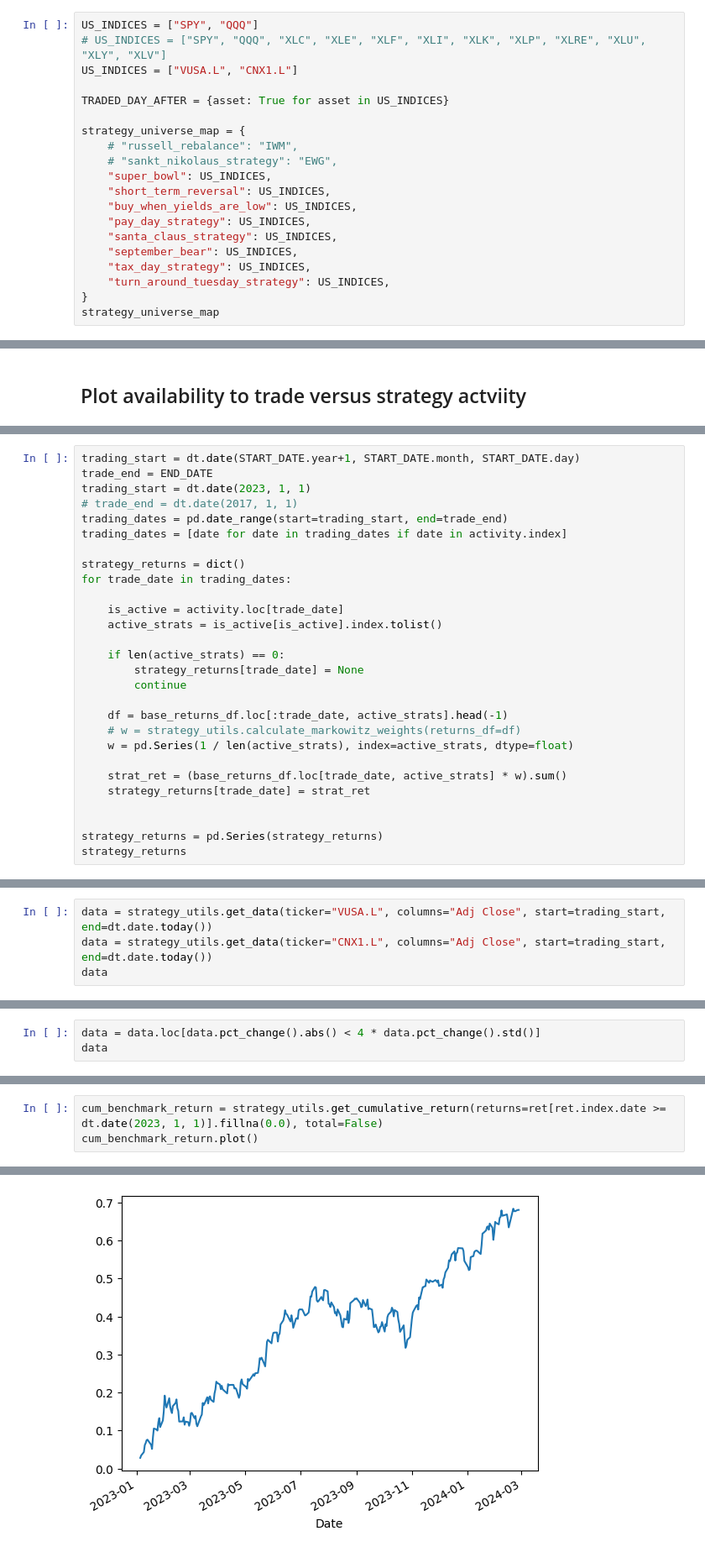
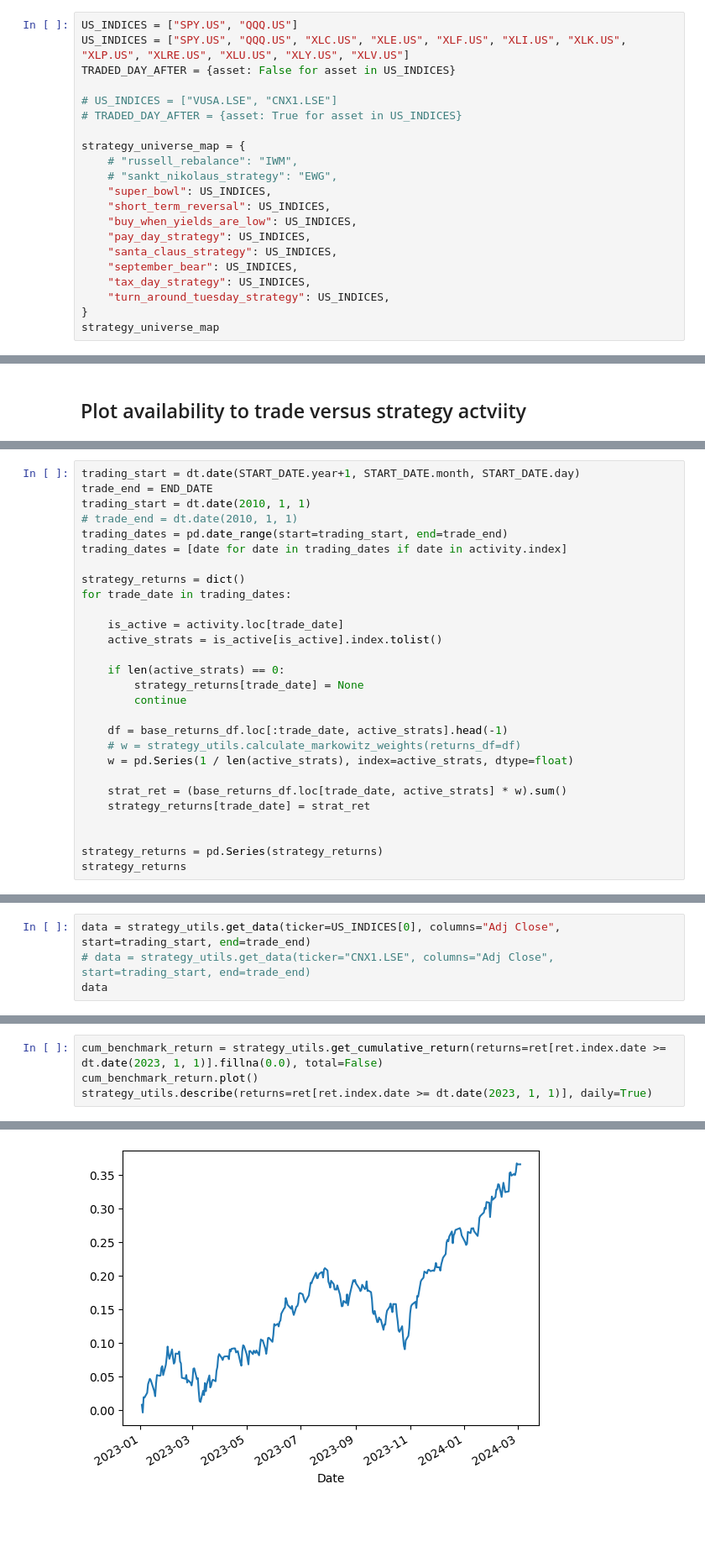
Before and after one commit to TomW15/quantified_strategies, a Jupyter notebook: quantified_strategies/scripts/Portfolio.ipynb, the cells around one changed output, grey strips where cells are left out. Shown at 84% size. Saved outputs shown, nothing was run; the diff lists cells and outputs as text; blank space fills up the shorter version.

Commit message:
update strategy allocation

```diff
--- a/quantified_strategies/scripts/Portfolio.ipynb
+++ b/quantified_strategies/scripts/Portfolio.ipynb
@@ -251,11 +251,12 @@ END_DATE = dt.date.today()
 # %% [markdown]
 ### Define Strategy Universe
 # %%
-US_INDICES = ["SPY", "QQQ"]
-# US_INDICES = ["SPY", "QQQ", "XLC", "XLE", "XLF", "XLI", "XLK", "XLP", "XLRE", "XLU", "XLY", "XLV"]
-US_INDICES = ["VUSA.L", "CNX1.L"]
+US_INDICES = ["SPY.US", "QQQ.US"]
+US_INDICES = ["SPY.US", "QQQ.US", "XLC.US", "XLE.US", "XLF.US", "XLI.US", "XLK.US", "XLP.US", "XLRE.US", "XLU.US", "XLY.US", "XLV.US"]
+TRADED_DAY_AFTER = {asset: False for asset in US_INDICES}
 
-TRADED_DAY_AFTER = {asset: True for asset in US_INDICES}
+# US_INDICES = ["VUSA.LSE", "CNX1.LSE"]
+# TRADED_DAY_AFTER = {asset: True for asset in US_INDICES}
 
 strategy_universe_map = {
     # "russell_rebalance": "IWM",
@@ -376,8 +467,8 @@ base_returns_df.to_csv(f"outputs/strategy_returns_alternative.csv")
 # %%
 trading_start = dt.date(START_DATE.year+1, START_DATE.month, START_DATE.day)
 trade_end = END_DATE
-trading_start = dt.date(2023, 1, 1)
-# trade_end = dt.date(2017, 1, 1)
+trading_start = dt.date(2010, 1, 1)
+# trade_end = dt.date(2010, 1, 1)
 trading_dates = pd.date_range(start=trading_start, end=trade_end)
 trading_dates = [date for date in trading_dates if date in activity.index]
 
@@ -463,6 +556,6 @@ MDD Recovery Duration        47 Days
 dtype: object
 # %%
-data = strategy_utils.get_data(ticker="VUSA.L", columns="Adj Close", start=trading_start, end=dt.date.today())
-data = strategy_utils.get_data(ticker="CNX1.L", columns="Adj Close", start=trading_start, end=dt.date.today())
+data = strategy_utils.get_data(ticker=US_INDICES[0], columns="Adj Close", start=trading_start, end=trade_end)
+# data = strategy_utils.get_data(ticker="CNX1.LSE", columns="Adj Close", start=trading_start, end=trade_end)
 data
 # %% [output]
@@ -482,3 +576,0 @@ Name: Adj Close, Length: 283, dtype: float64
-# %%
-data = data.loc[data.pct_change().abs() < 4 * data.pct_change().std()]
-data
@@ -517,4 +595,5 @@ Name: Adj Close, Length: 278, dtype: float64
 # %%
 cum_benchmark_return = strategy_utils.get_cumulative_return(returns=ret[ret.index.date >= dt.date(2023, 1, 1)].fillna(0.0), total=False)
 cum_benchmark_return.plot()
+strategy_utils.describe(returns=ret[ret.index.date >= dt.date(2023, 1, 1)], daily=True)
 # %% [output]
@@ -522,4 +617,4 @@ cum_benchmark_return.plot()
-[figure, old version]
+[figure, new version]
 # %%
 cum_benchmark_return = strategy_utils.get_cumulative_return(returns=ret.fillna(0.0), total=False)
 cum_benchmark_return.plot()
```
Also changed, not shown: parts of 28 cells of this notebook, 29 other files.
